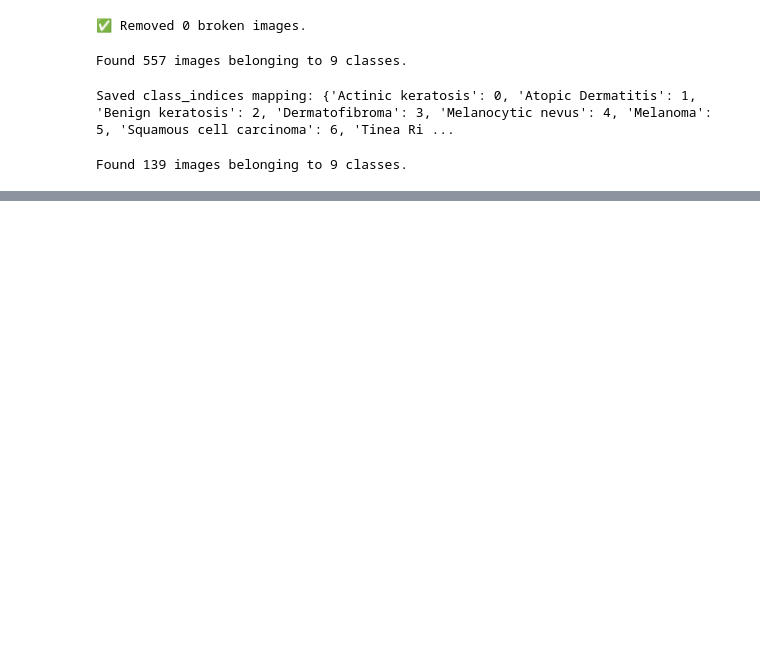
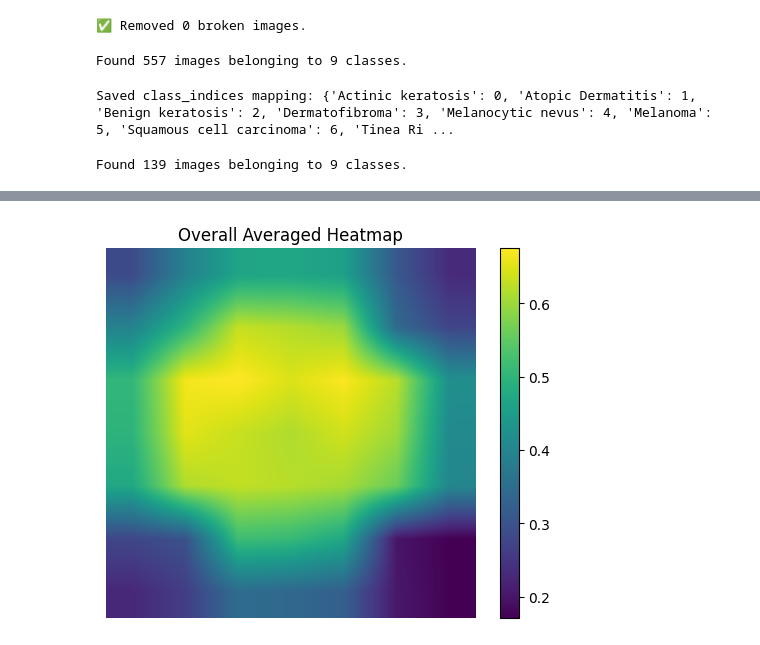
Before and after one commit to Picodes10/Disease-Prediction-using-Machine-Learning, a Jupyter notebook: Skin_Disease_Prediction/skin_disease.ipynb, the cells around one changed output, grey strips where cells are left out. Saved outputs shown, nothing was run; the diff lists cells and outputs as text; code cells hidden in the pictures; blank space fills up the shorter version.

Commit message:
Modify .ipynb for Skin_Disease_Prediction

```diff
--- a/Skin_Disease_Prediction/skin_disease.ipynb
+++ b/Skin_Disease_Prediction/skin_disease.ipynb
@@ -102 +124,71 @@ Epoch 5/5
 ✅ Model saved at models/skin_model.h5
+# %%
+import os
+import numpy as np
+import matplotlib.pyplot as plt
+import tensorflow as tf
+from tensorflow.keras.preprocessing import image
+from tensorflow.keras.models import Model
+
+IMAGE_SIZE = (224, 224)
+
+def get_heatmap_array(img_path, model, last_conv_layer_name):
+    try:
+        # Preprocess
+        img = image.load_img(img_path, target_size=IMAGE_SIZE)
+        img_array = image.img_to_array(img)
+        img_array = np.expand_dims(img_array, axis=0) / 255.0
+
+        # Grad-CAM setup
+        grad_model = Model(inputs=model.input,
+                           outputs=[model.get_layer(last_conv_layer_name).output, model.output])
+
+        with tf.GradientTape() as tape:
+            conv_outputs, predictions = grad_model(img_array)
+            pred_index = tf.argmax(predictions[0])
+            class_channel = predictions[:, pred_index]
+
+        grads = tape.gradient(class_channel, conv_outputs)
+        pooled_grads = tf.reduce_mean(grads, axis=(0, 1, 2))
+
+        conv_outputs = conv_outputs[0]
+        heatmap = conv_outputs @ pooled_grads[..., tf.newaxis]
+        heatmap = tf.squeeze(heatmap)
+        heatmap = np.maximum(heatmap, 0)
+        heatmap = heatmap / np.max(heatmap)
+
+        # Resize to uniform size (224x224)
+        heatmap = tf.image.resize(heatmap[..., tf.newaxis], IMAGE_SIZE).numpy().squeeze()
+        return heatmap
+
+    except Exception as e:
+        print(f"Error processing {img_path}: {e}")
+        return None
+
+# Accumulate all heatmaps
+heatmaps = []
+root_dir = "dataset"
+for class_folder in os.listdir(root_dir):
+    class_path = os.path.join(root_dir, class_folder)
+    if os.path.isdir(class_path):
+        for filename in os.listdir(class_path):
+            if filename.lower().endswith(('.jpg', '.jpeg', '.png')):
+                img_path = os.path.join(class_path, filename)
+                heatmap = get_heatmap_array(img_path, model, last_conv_layer_name="Conv_1")
+                if heatmap is not None:
+                    heatmaps.append(heatmap)
+
+# Average heatmap
+if heatmaps:
+    avg_heatmap = np.mean(np.stack(heatmaps), axis=0)
+
+    # Display averaged heatmap
+    plt.imshow(avg_heatmap, cmap='viridis')
+    plt.colorbar()
+    plt.title("Overall Averaged Heatmap")
+    plt.axis('off')
+    plt.show()
+else:
+    print("No heatmaps were generated.")
+# %% [output]
+[figure, added]
```
Also changed, not shown: parts of 2 cells of this notebook, 6 other files.
